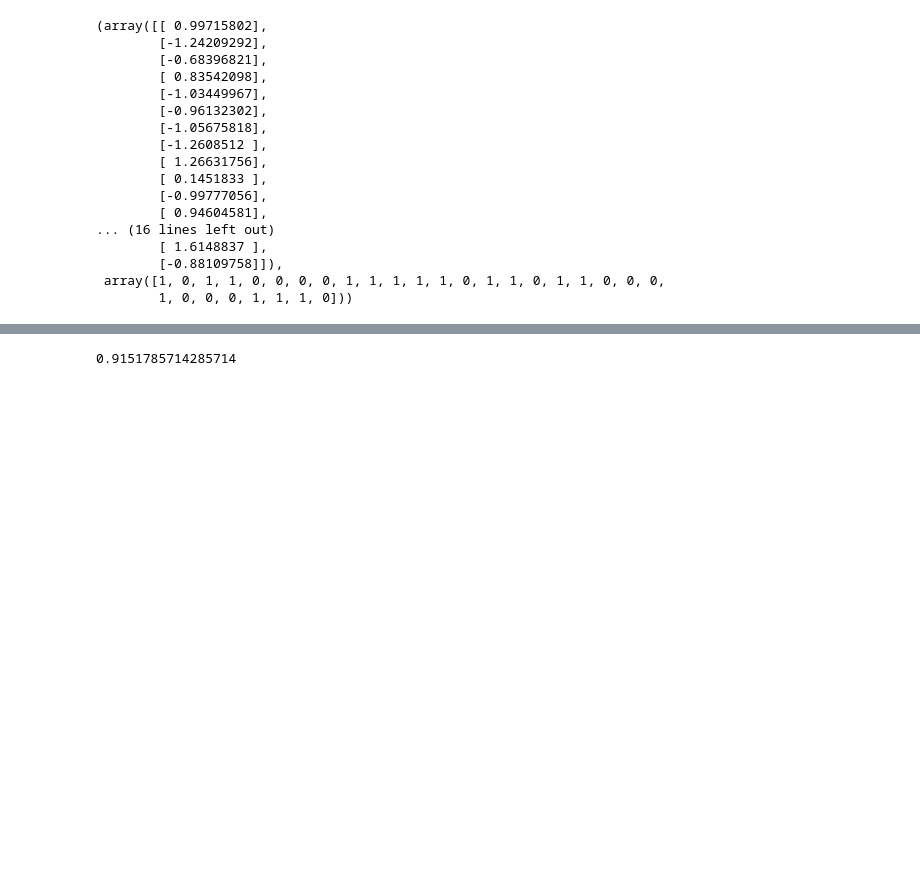
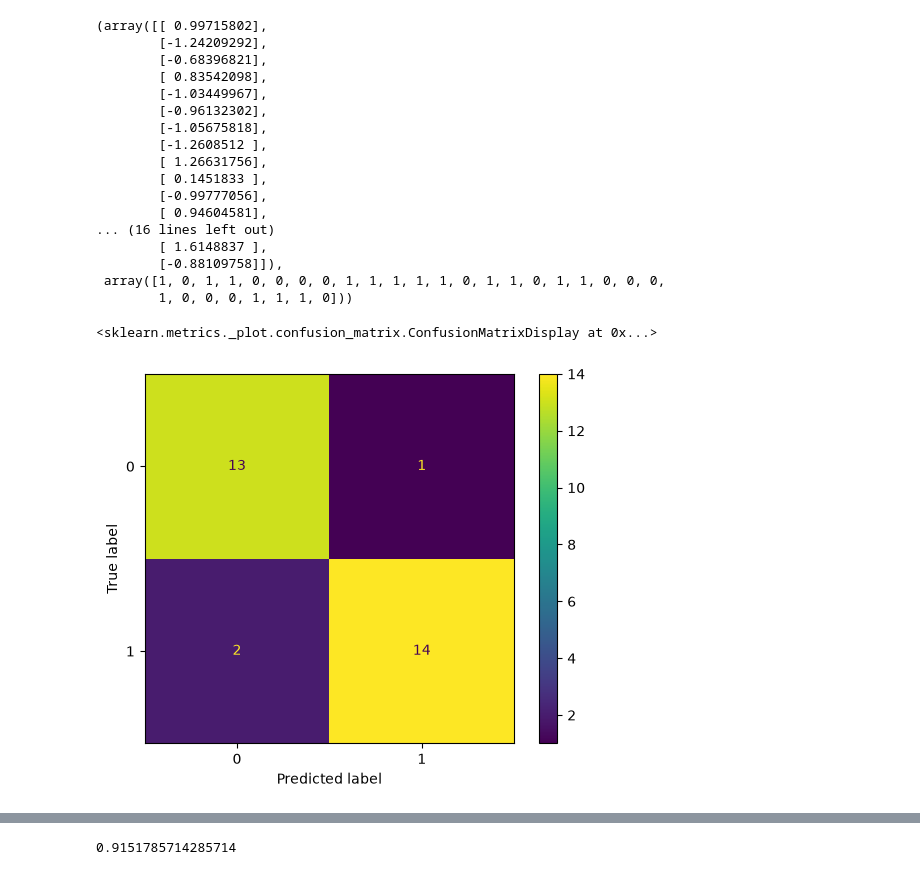
Before and after one commit to michallitwin/python-learning, a Jupyter notebook: python_ml_exercises/zad_reg_log.ipynb, the cells around one changed output, grey strips where cells are left out. Cells and saved outputs as stored; diff of their text form; code cells hidden in the pictures; blank space fills up the shorter version.

```diff
--- a/python_ml_exercises/zad_reg_log.ipynb
+++ b/python_ml_exercises/zad_reg_log.ipynb
@@ -243 +244,7 @@ preds_05 = (y_probs >= 0.5).astype(int)
 preds_07 = (y_probs >= 0.7).astype(int)
+# %%
+cm = confusion_matrix(y_test, preds_03)
+ConfusionMatrixDisplay(cm).plot()
+# %% [output]
+<sklearn.metrics._plot.confusion_matrix.ConfusionMatrixDisplay at 0x...>
+[figure, added]
```
Also changed, not shown: parts of 15 cells of this notebook, 9 other files.
